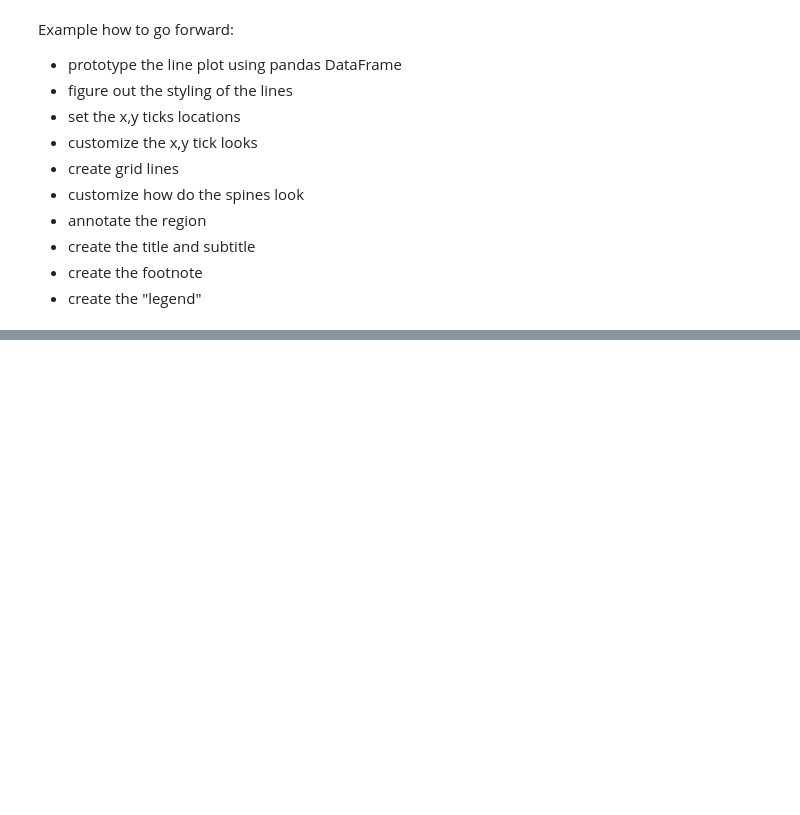
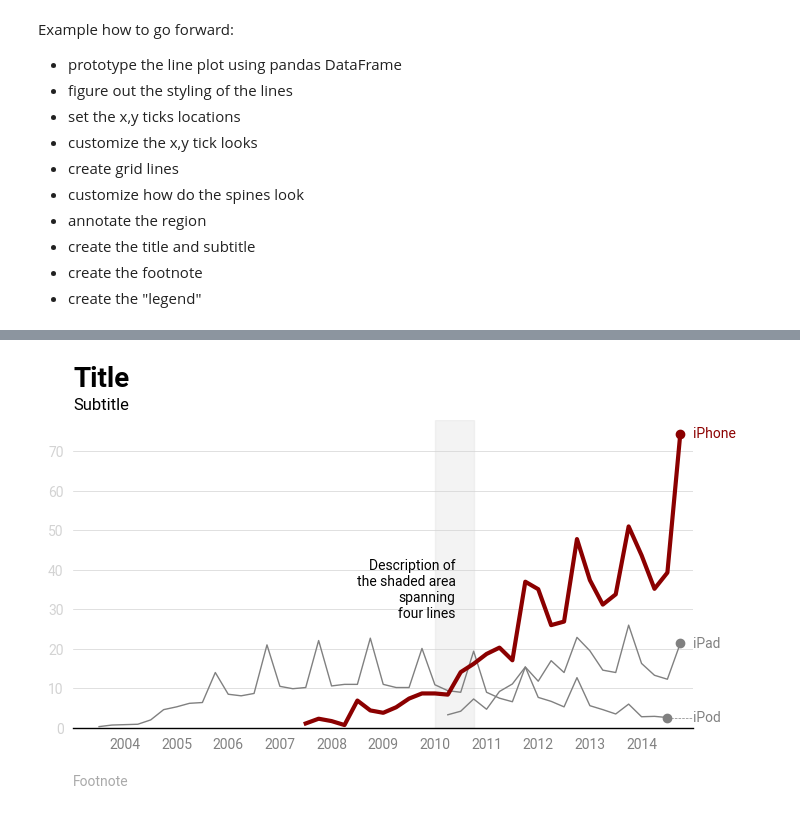
Before and after one commit to Davee02/HSLU, a Jupyter notebook: sem3/dviz/week04/07_exercise.ipynb, the cells around one changed output, grey strips where cells are left out. Cells and saved outputs as stored; diff of their text form; code cells hidden in the pictures; blank space fills up the shorter version.

```diff
--- a/sem3/dviz/week04/07_exercise.ipynb
+++ b/sem3/dviz/week04/07_exercise.ipynb
@@ -71,9 +71,3 @@ Example how to go forward:
 - create the title and subtitle
 - create the footnote
 - create the "legend"
-# %%
-f, ax = plt.subplots(figsize=(4,3))
-
-l = ax.plot(d['Quarter_hacked'], d['iPhone'])
-
-# your solution ...
@@ -81,0 +74,74 @@ l = ax.plot(d['Quarter_hacked'], d['iPhone'])
+# %%
+highlighted = {'color':'darkred', 'linewidth': 3, 'zorder':9}
+other = {'color':'gray', 'linewidth':1}
+
+to_hl = 'iPhone'
+
+font_rc = {'font.family': 'Roboto', 'font.stretch':'expanded'}
+
+with plt.rc_context(rc=font_rc):
+
+    f, ax = plt.subplots(figsize=(8,4))
+
+    lines = []
+    texts = []
+
+    ax.set_xlim(2003, 2015)
+    ax.set_ylim([0,78]);
+
+    for c in ['iPhone', 'iPad', 'iPod']:
+        if c==to_hl:
+            style = highlighted
+        else:
+            style = other
+        l = ax.plot(d['Quarter_hacked'], d[c], **style)
+        last_marker = d[['Quarter_hacked',c]].dropna().iloc[-1]
+        ax.scatter(x=last_marker['Quarter_hacked'], y=last_marker[c],
+                   color=style['color'], marker='o')
+        textx = max(ax.get_xlim())
+        t = ax.text(x=textx, y=last_marker[c], s=c, color=style['color'],
+                   ha='left', va='center')
+        lines.append(l)
+        texts.append(t)
+        if c=='iPod':
+            ax.plot([last_marker['Quarter_hacked'], textx], [last_marker[c], last_marker[c]],
+                   color=style['color'], linestyle='--', linewidth=0.5)
+
+    for s in ['left', 'top', 'right']:
+        ax.spines[s].set_visible(False)
+
+    ax.spines['bottom'].set_color('black')
+    ax.spines['bottom'].set_linewidth(1)
+
+    ax.grid(axis="y", color="lightgray", linestyle="-", linewidth=0.5)
+
+    ax.tick_params(axis='both', width=0)
+
+    from matplotlib.ticker import MultipleLocator
+
+    ax.yaxis.set_major_locator(MultipleLocator(10))
+
+    xticks = np.arange(2004,2015,1)
+    ax.set_xticks(xticks)
+
+    ax.tick_params(axis='x', which='major',
+                   labelcolor="gray")
+    ax.tick_params(axis='y', which='major',
+                   labelcolor="lightgray")
+
+
+    title1 = ax.set_title('Title', pad=24, loc='left', fontsize=20, fontweight="bold");
+    subtitle1 = ax.annotate(xy=(0,-0.2), text="Subtitle",
+                       xycoords=title1,  ha='left', va='top', fontsize=12)
+
+    footnote1 = ax.text(x=0, y=-0.15, s='Footnote',
+                        transform=ax.transAxes, ha='left', va='top',
+                       c='darkgray')
+
+
+    ax.axvspan(2010, 2010.75, color="lightgray", zorder=1, alpha=0.25);
+    ax.text(x=2010.4, y=43, s='Description of\nthe shaded area\nspanning\nfour lines',
+                        ha='right', va='top',
+                       c='black')
+# %% [output]
+[figure, added]
```
Also changed, not shown: parts of 1 cell of this notebook, 1 other file.
